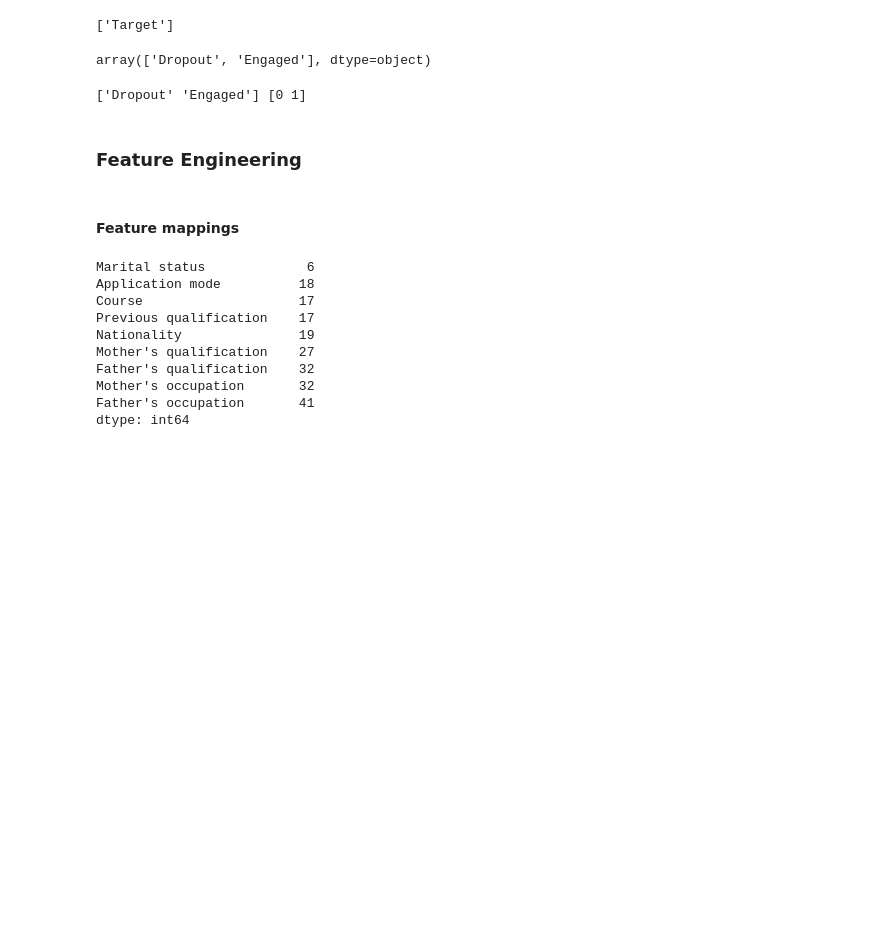
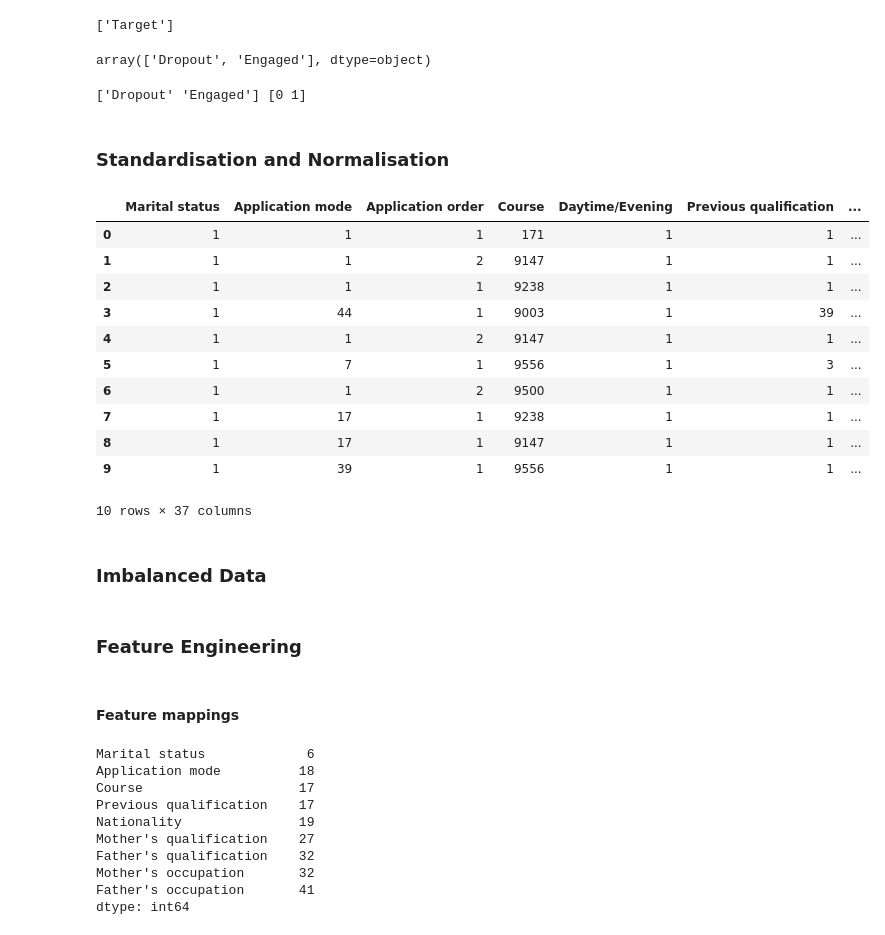
Before and after one commit to evaktar/AIandML, a Jupyter notebook: assessment.ipynb, the cells around one changed output. Cells and saved outputs as stored; diff of their text form; code cells hidden in the pictures; blank space fills up the shorter version.

```diff
--- a/assessment.ipynb
+++ b/assessment.ipynb
@@ -231,6 +357,25 @@ df_train = df_train.reset_index(drop=True)
 df_test = X_test.copy()
 df_test['Target'] = y_test_encoded
 df_test = df_test.reset_index(drop=True)
+# %% [markdown]
+### Standardisation and Normalisation
+# %%
+df_train.head(10)
+# %% [output]
+|  | Marital status | Application mode | Application order | Course | Daytime/Evening | Previous qualification | ... |
+| 0 | 1 | 1 | 1 | 171 | 1 | 1 | ... |
+| 1 | 1 | 1 | 2 | 9147 | 1 | 1 | ... |
+| 2 | 1 | 1 | 1 | 9238 | 1 | 1 | ... |
+| 3 | 1 | 44 | 1 | 9003 | 1 | 39 | ... |
+| 4 | 1 | 1 | 2 | 9147 | 1 | 1 | ... |
+| 5 | 1 | 7 | 1 | 9556 | 1 | 3 | ... |
+| 6 | 1 | 1 | 2 | 9500 | 1 | 1 | ... |
+| 7 | 1 | 17 | 1 | 9238 | 1 | 1 | ... |
+| 8 | 1 | 17 | 1 | 9147 | 1 | 1 | ... |
+| 9 | 1 | 39 | 1 | 9556 | 1 | 1 | ... |
+10 rows × 37 columns
+# %% [markdown]
+### Imbalanced Data
 # %% [markdown]
 ### Feature Engineering
 # %%
```
Also changed, not shown: parts of 18 cells of this notebook.
